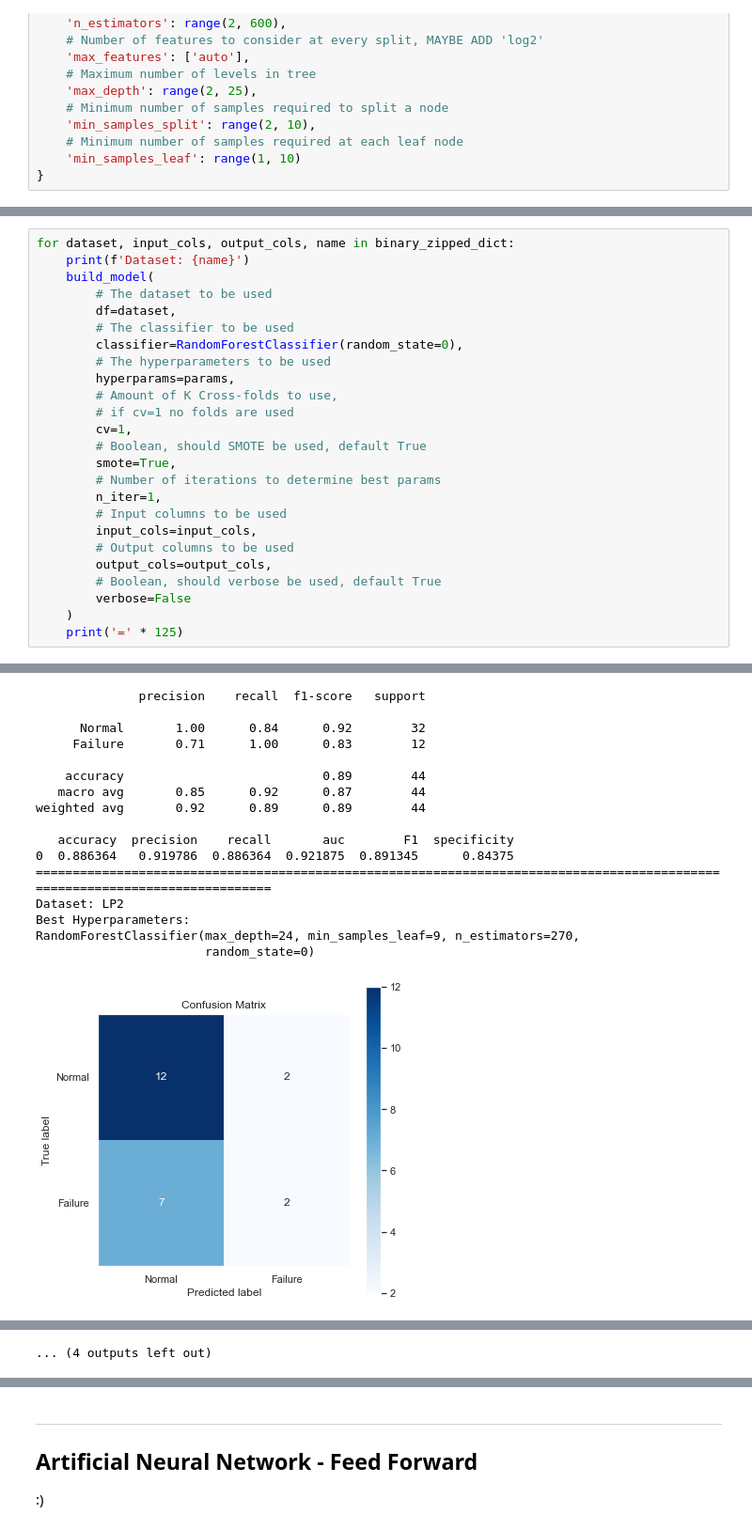
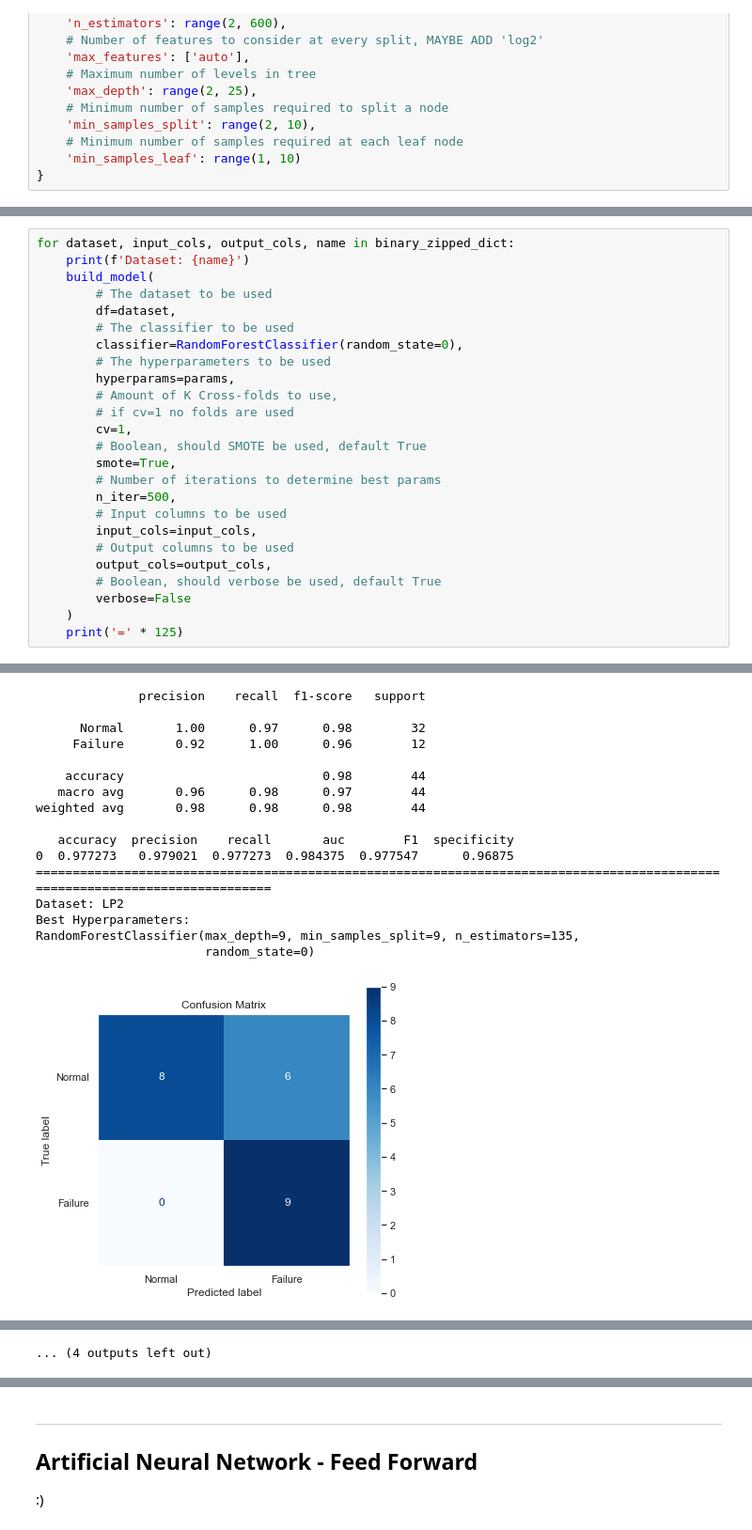
Before and after one commit to Danielwoodh/Robot-Failure-Classification, a Jupyter notebook: robot-failure-classification.ipynb, the cells around one changed output, grey strips where cells are left out. Shown at 94% size. Drawn from its saved outputs; the diff is of its cells as text.

Commit message:
Random Forest

```diff
--- a/robot-failure-classification.ipynb
+++ b/robot-failure-classification.ipynb
@@ -707,7 +707,7 @@ for dataset, input_cols, output_cols, name in binary_zipped_dict:
         # Boolean, should SMOTE be used, default True
         smote=True,
         # Number of iterations to determine best params
-        n_iter=1,
+        n_iter=500,
         # Input columns to be used
         input_cols=input_cols,
         # Output columns to be used
@@ -726,17 +726,17 @@ RandomForestClassifier(max_depth=24, min_samples_leaf=9, n_estimators=270,
               precision    recall  f1-score   support
 
-      Normal       1.00      0.84      0.92        32
-     Failure       0.71      1.00      0.83        12
+      Normal       1.00      0.97      0.98        32
+     Failure       0.92      1.00      0.96        12
 
-    accuracy                           0.89        44
-   macro avg       0.85      0.92      0.87        44
-weighted avg       0.92      0.89      0.89        44
+    accuracy                           0.98        44
+   macro avg       0.96      0.98      0.97        44
+weighted avg       0.98      0.98      0.98        44
 
    accuracy  precision    recall       auc        F1  specificity
-0  0.886364   0.919786  0.886364  0.921875  0.891345      0.84375
+0  0.977273   0.979021  0.977273  0.984375  0.977547      0.96875
 =============================================================================================================================
 Dataset: LP2
 Best Hyperparameters:
-RandomForestClassifier(max_depth=24, min_samples_leaf=9, n_estimators=270,
+RandomForestClassifier(max_depth=9, min_samples_split=9, n_estimators=135,
                        random_state=0)
-[figure, old version]
+[figure, new version]
```
Also changed, not shown: parts of 11 cells of this notebook, 1 other file.
